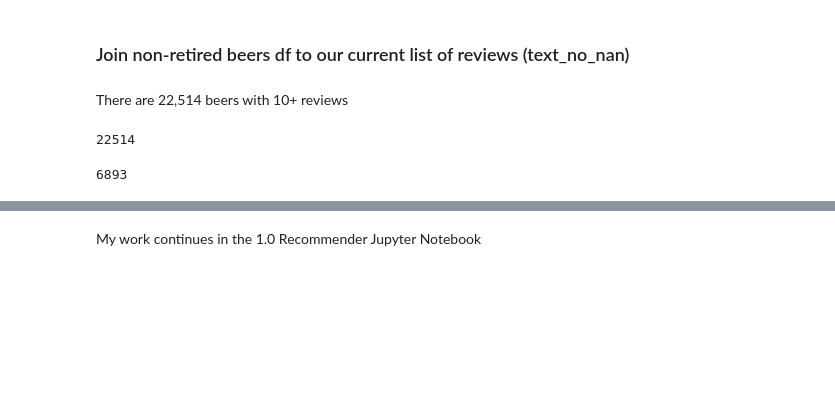
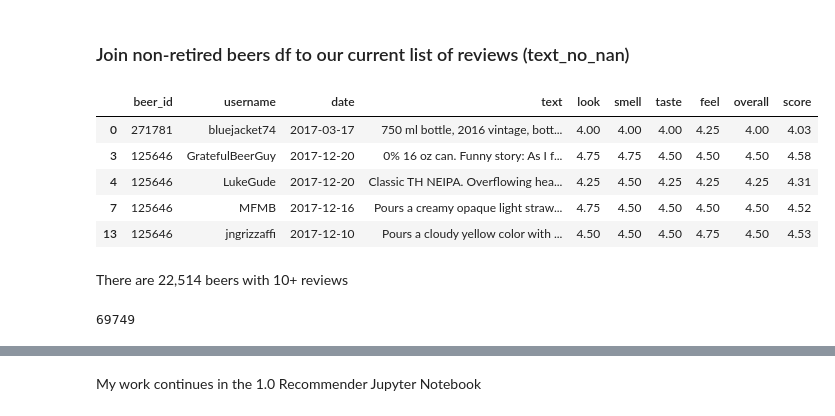
Before and after one commit to aabrahamson3/beer30, a Jupyter notebook: Beer-EDA.ipynb, the cells around one changed output, grey strips where cells are left out. Drawn from its saved outputs; the diff is of its cells as text; code cells hidden in the pictures; blank space fills up the shorter version.

```diff
--- a/Beer-EDA.ipynb
+++ b/Beer-EDA.ipynb
@@ -513,3 +511,12 @@ current_beer.sample(20)
 # %% [markdown]
 ### Join non-retired beers df to our current list of reviews (text_no_nan)
+# %%
+text_no_nan.head()
+# %% [output]
+|  | beer_id | username | date | text | look | smell | taste | feel | overall | score |
+| 0 | 271781 | bluejacket74 | 2017-03-17 | 750 ml bottle, 2016 vintage, bott... | 4.00 | 4.00 | 4.00 | 4.25 | 4.00 | 4.03 |
+| 3 | 125646 | GratefulBeerGuy | 2017-12-20 | 0% 16 oz can. Funny story: As I f... | 4.75 | 4.75 | 4.50 | 4.50 | 4.50 | 4.58 |
+| 4 | 125646 | LukeGude | 2017-12-20 | Classic TH NEIPA. Overflowing hea... | 4.25 | 4.50 | 4.25 | 4.25 | 4.25 | 4.31 |
+| 7 | 125646 | MFMB | 2017-12-16 | Pours a creamy opaque light straw... | 4.75 | 4.50 | 4.50 | 4.50 | 4.50 | 4.52 |
+| 13 | 125646 | jngrizzaffi | 2017-12-10 | Pours a cloudy yellow color with ... | 4.50 | 4.50 | 4.50 | 4.75 | 4.50 | 4.53 |
 # %%
@@ -519,10 +527,6 @@ reviews_beer = pd.merge(text_no_nan, current_beer,
 # %% [markdown]
 There are 22,514 beers with 10+ reviews
 # %%
-(reviews_beer.beer_id.value_counts() > 9).sum()
+(reviews_beer.id.value_counts() > 1).sum()
 # %% [output]
-22514
+69749
-# %%
-(reviews_beer.beer_id.value_counts() > 49).sum()
-# %% [output]
-6893
```
Also changed, not shown: parts of 20 cells of this notebook, 3 other files.
